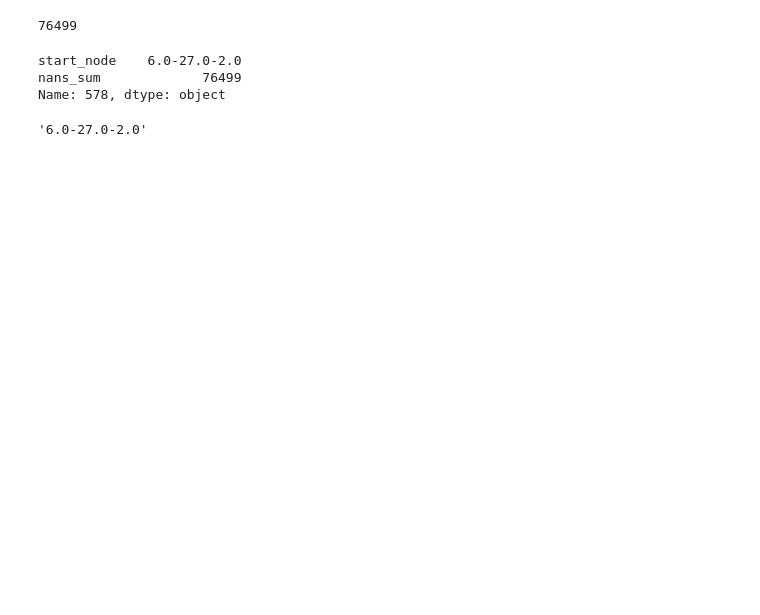
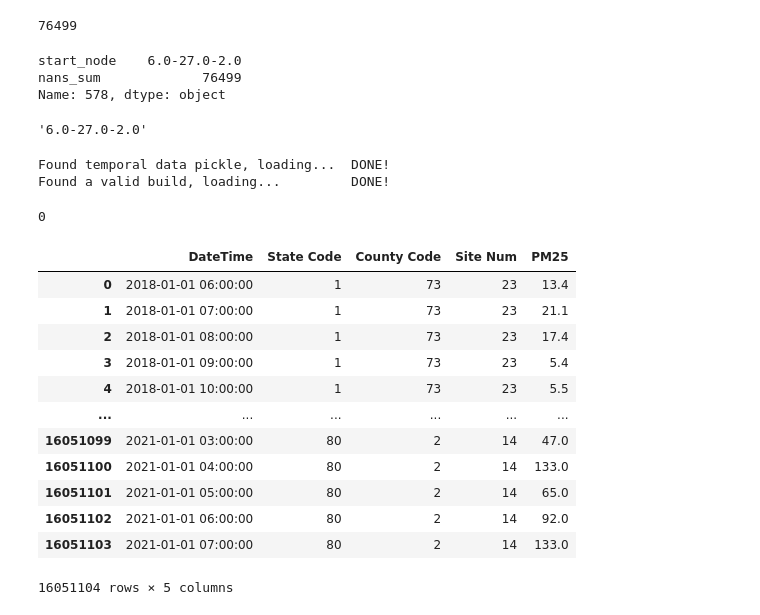
Before and after one commit to NicoArmas/gdl_air_quality, a Jupyter notebook: code/experiments.ipynb, the cells around one changed output. Saved outputs shown, nothing was run; the diff lists cells and outputs as text; code cells hidden in the pictures; blank space fills up the shorter version.

```diff
--- a/code/experiments.ipynb
+++ b/code/experiments.ipynb
@@ -184,3 +217,9 @@ Name: 578, dtype: object
 aq.lookup_id(min_node)
 # %% [output]
 '6.0-27.0-2.0'
+# %%
+from airquality import AirQuality as AQ
+aq = AQ(data_dir='../data')
+# %% [output]
+Found temporal data pickle, loading...  DONE!
+Found a valid build, loading...         DONE!
@@ -186,0 +230,20 @@ aq.lookup_id(min_node)
+# %%
+df['PM25'].isna().sum()
+# %% [output]
+0
+# %%
+df
+# %% [output]
+|  | DateTime | State Code | County Code | Site Num | PM25 |
+| 0 | 2018-01-01 06:00:00 | 1 | 73 | 23 | 13.4 |
+| 1 | 2018-01-01 07:00:00 | 1 | 73 | 23 | 21.1 |
+| 2 | 2018-01-01 08:00:00 | 1 | 73 | 23 | 17.4 |
+| 3 | 2018-01-01 09:00:00 | 1 | 73 | 23 | 5.4 |
+| 4 | 2018-01-01 10:00:00 | 1 | 73 | 23 | 5.5 |
+| ... | ... | ... | ... | ... | ... |
+| 16051099 | 2021-01-01 03:00:00 | 80 | 2 | 14 | 47.0 |
+| 16051100 | 2021-01-01 04:00:00 | 80 | 2 | 14 | 133.0 |
+| 16051101 | 2021-01-01 05:00:00 | 80 | 2 | 14 | 65.0 |
+| 16051102 | 2021-01-01 06:00:00 | 80 | 2 | 14 | 92.0 |
+| 16051103 | 2021-01-01 07:00:00 | 80 | 2 | 14 | 133.0 |
+16051104 rows × 5 columns
```
Also changed, not shown: parts of 45 cells of this notebook, 2 other files.
